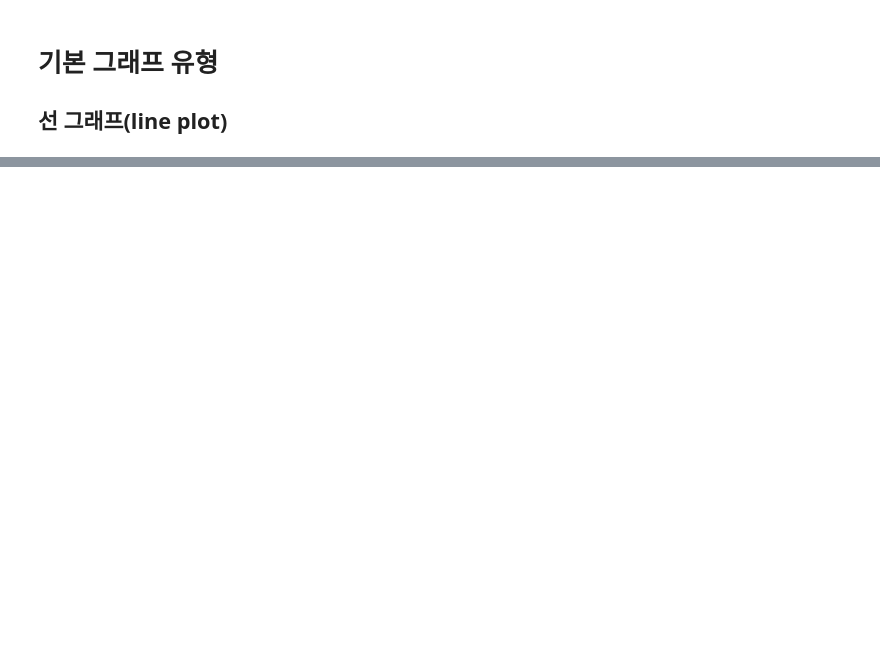
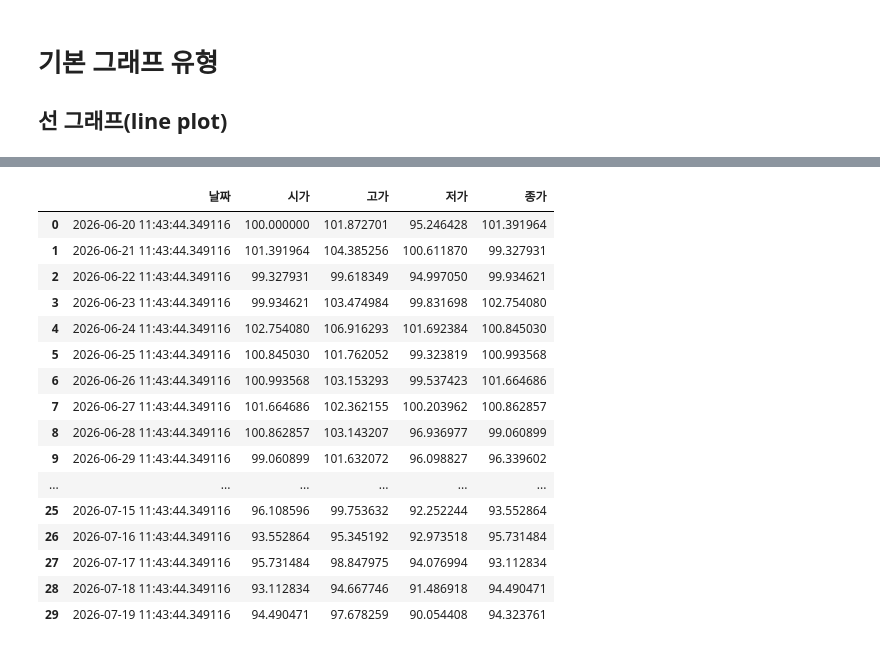
Before and after one commit to mirage060806/big0611, a Jupyter notebook: py/p02_데이터분석/ch06_plotly/ex02_기본그래프유형.ipynb, the cells around one changed output, grey strips where cells are left out. Drawn from its saved outputs; the diff is of its cells as text; code cells hidden in the pictures; blank space fills up the shorter version.

```diff
--- a/py/p02_데이터분석/ch06_plotly/ex02_기본그래프유형.ipynb
+++ b/py/p02_데이터분석/ch06_plotly/ex02_기본그래프유형.ipynb
@@ -73,0 +547,3 @@ for company in companies:
+# %%
+dates = [datetime.now() - timedelta(days=x) for x in range(30, 0, -1)]
+dates
@@ -73,0 +568,42 @@ for company in companies:
+# %%
+np.random.seed(42)
+
+ohlc_data = []
+price = 100
+
+for date in dates:
+    open_price = price
+    high_price = open_price + np.random.uniform(0, 5)
+    low_price = open_price - np.random.uniform(0, 5)
+    close_price = open_price + np.random.uniform(-3, 3)
+
+    ohlc_data.append({
+        '날짜': date,
+        '시가': open_price,
+        '고가': high_price,
+        '저가': low_price,
+        '종가': close_price
+    })
+
+    price = close_price
+
+df_ohlc = pd.DataFrame(ohlc_data)
+df_ohlc
+# %% [output]
+|  | 날짜 | 시가 | 고가 | 저가 | 종가 |
+| 0 | 2026-06-20 11:43:44.349116 | 100.000000 | 101.872701 | 95.246428 | 101.391964 |
+| 1 | 2026-06-21 11:43:44.349116 | 101.391964 | 104.385256 | 100.611870 | 99.327931 |
+| 2 | 2026-06-22 11:43:44.349116 | 99.327931 | 99.618349 | 94.997050 | 99.934621 |
+| 3 | 2026-06-23 11:43:44.349116 | 99.934621 | 103.474984 | 99.831698 | 102.754080 |
+| 4 | 2026-06-24 11:43:44.349116 | 102.754080 | 106.916293 | 101.692384 | 100.845030 |
+| 5 | 2026-06-25 11:43:44.349116 | 100.845030 | 101.762052 | 99.323819 | 100.993568 |
+| 6 | 2026-06-26 11:43:44.349116 | 100.993568 | 103.153293 | 99.537423 | 101.664686 |
+| 7 | 2026-06-27 11:43:44.349116 | 101.664686 | 102.362155 | 100.203962 | 100.862857 |
+| 8 | 2026-06-28 11:43:44.349116 | 100.862857 | 103.143207 | 96.936977 | 99.060899 |
+| 9 | 2026-06-29 11:43:44.349116 | 99.060899 | 101.632072 | 96.098827 | 96.339602 |
+| ... | ... | ... | ... | ... | ... |
+| 25 | 2026-07-15 11:43:44.349116 | 96.108596 | 99.753632 | 92.252244 | 93.552864 |
+| 26 | 2026-07-16 11:43:44.349116 | 93.552864 | 95.345192 | 92.973518 | 95.731484 |
+| 27 | 2026-07-17 11:43:44.349116 | 95.731484 | 98.847975 | 94.076994 | 93.112834 |
+| 28 | 2026-07-18 11:43:44.349116 | 93.112834 | 94.667746 | 91.486918 | 94.490471 |
+| 29 | 2026-07-19 11:43:44.349116 | 94.490471 | 97.678259 | 90.054408 | 94.323761 |
```
Also changed, not shown: parts of 40 cells of this notebook, 2 other files.
